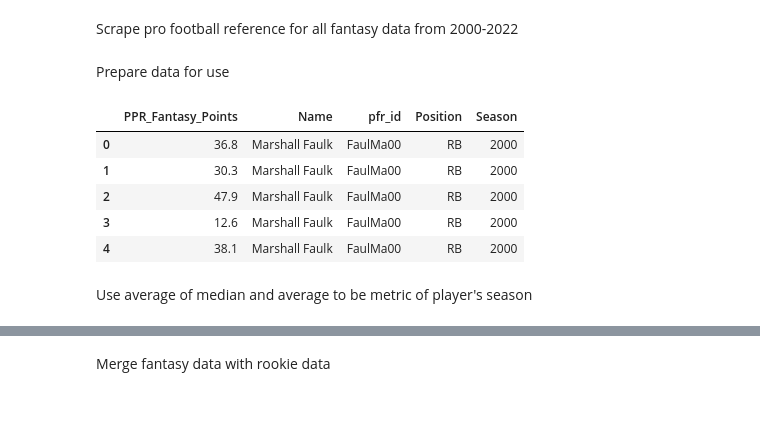
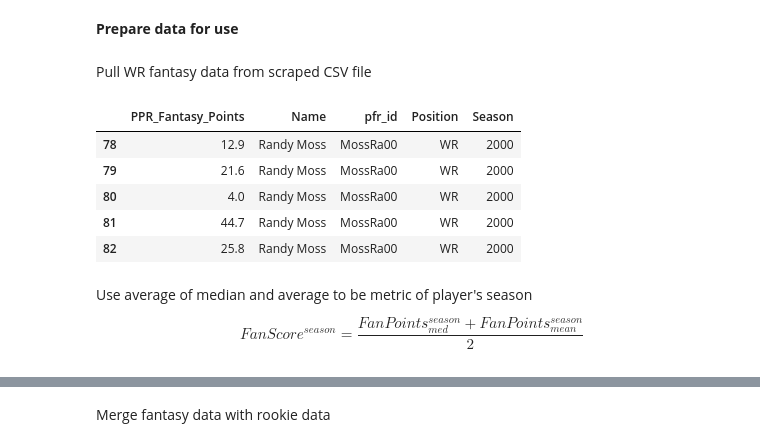
Before and after one commit to Zaccchh/FFCareerPrediction, a Jupyter notebook: WR_model.ipynb, the cells around one changed output, grey strips where cells are left out. Drawn from its saved outputs; the diff is of its cells as text; code cells hidden in the pictures; blank space fills up the shorter version.

```diff
--- a/newDataTest.ipynb
+++ b/WR_model.ipynb
@@ -48,2 +9,0 @@ def parse_ht(ht):
-# %% [markdown]
-Scrape pro football reference for all fantasy data from 2000-2022
@@ -105,18 +10,25 @@ df.to_csv('fantasy00to22.csv')
 # %% [markdown]
-Prepare data for use
+**Prepare data for use**
+# %% [markdown]
+Pull WR fantasy data from scraped CSV file
 # %%
 fantasy00to22 = pd.read_csv('Data/fantasy00to22.csv', usecols=["DKPt", "Name", "PFR_ID", "Position", "Season"])
 fantasy00to22.rename(columns = {'DKPt': 'PPR_Fantasy_Points', "PFR_ID": 'pfr_id'}, inplace=True)
+fantasy00to22 = fantasy00to22[fantasy00to22['Position'] == 'WR']
 fantasy00to22.head()
 # %% [output]
 |  | PPR_Fantasy_Points | Name | pfr_id | Position | Season |
-| 0 | 36.8 | Marshall Faulk | FaulMa00 | RB | 2000 |
-| 1 | 30.3 | Marshall Faulk | FaulMa00 | RB | 2000 |
-| 2 | 47.9 | Marshall Faulk | FaulMa00 | RB | 2000 |
-| 3 | 12.6 | Marshall Faulk | FaulMa00 | RB | 2000 |
-| 4 | 38.1 | Marshall Faulk | FaulMa00 | RB | 2000 |
+| 78 | 12.9 | Randy Moss | MossRa00 | WR | 2000 |
+| 79 | 21.6 | Randy Moss | MossRa00 | WR | 2000 |
+| 80 | 4.0 | Randy Moss | MossRa00 | WR | 2000 |
+| 81 | 44.7 | Randy Moss | MossRa00 | WR | 2000 |
+| 82 | 25.8 | Randy Moss | MossRa00 | WR | 2000 |
 # %% [markdown]
 Use average of median and average to be metric of player's season
+
+$$
+    FanScore^{season} = \frac{FanPoints^{season}_{med} + FanPoints^{season}_{mean}}{2}
+$$
 # %%
 fantasySeasonData00to22 = fantasy00to22.groupby(["Name", "pfr_id", "Position", "Season"], as_index=False)["PPR_Fantasy_Points"].mean()
 fantasySeasonData00to22.rename(columns = {'PPR_Fantasy_Points': 'Avg_PPR_Fantasy_Points'}, inplace=True)
```
Also changed, not shown: parts of 23 cells of this notebook, 1 other file.
